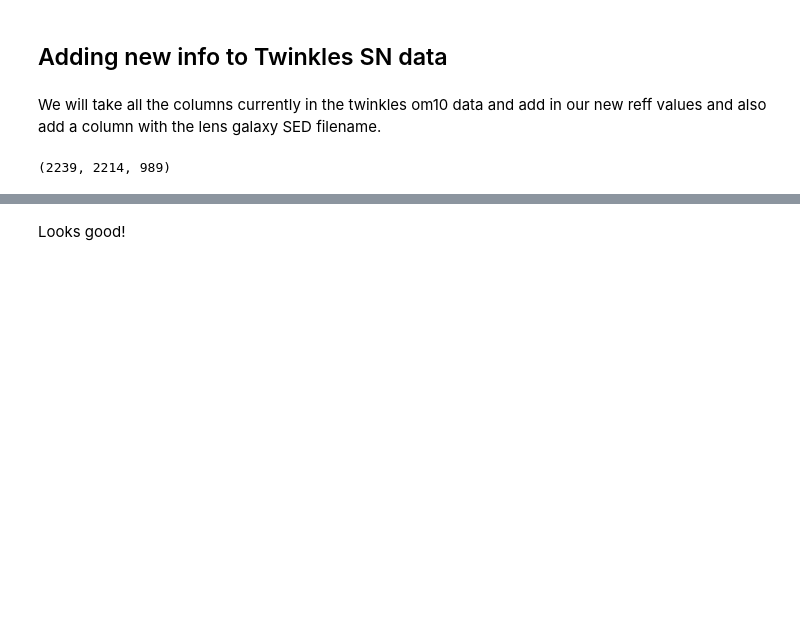
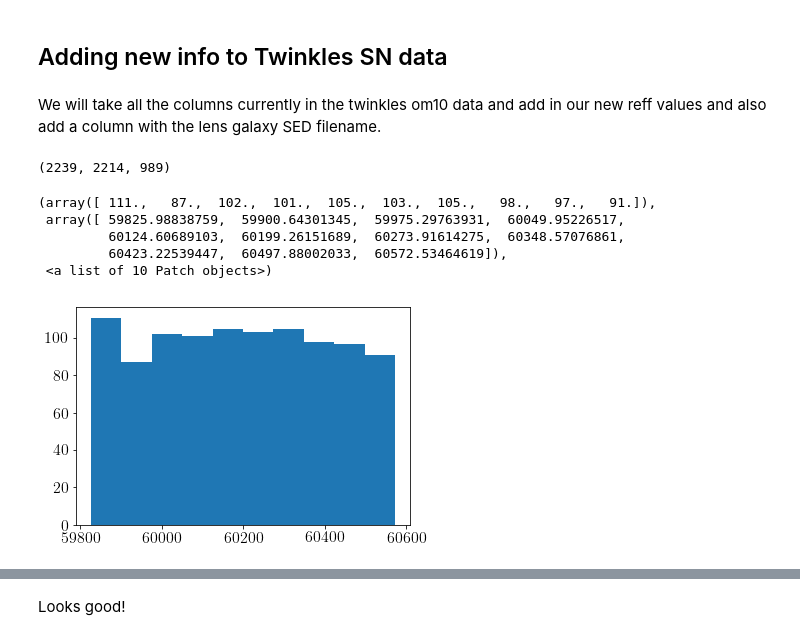
Before and after one commit to LSSTDESC/Twinkles, a Jupyter notebook: examples/notebooks/MatchingLensGalaxies-SN-ProtoDC2.ipynb, the cells around one changed output, grey strips where cells are left out. Saved outputs shown, nothing was run; the diff lists cells and outputs as text; code cells hidden in the pictures; blank space fills up the shorter version.

Commit message:
Added start dates to catalog.

```diff
--- a/examples/notebooks/MatchingLensGalaxies-SN-ProtoDC2.ipynb
+++ b/examples/notebooks/MatchingLensGalaxies-SN-ProtoDC2.ipynb
@@ -820,6 +820,19 @@ We will take all the columns currently in the twinkles om10 data and add in our
 len(df), len(keep_df), len(keep_rows)
 # %% [output]
 (2239, 2214, 989)
+# %%
+#Scatter start dates for DC2 Run 1.1
+np.random.seed(989)
+t_start = np.random.uniform(59825, 59825+750, size=1000)
+# %%
+plt.hist(t_start)
+# %% [output]
+(array([ 111.,   87.,  102.,  101.,  105.,  103.,  105.,   98.,   97.,   91.]),
+ array([ 59825.98838759,  59900.64301345,  59975.29763931,  60049.95226517,
+         60124.60689103,  60199.26151689,  60273.91614275,  60348.57076861,
+         60423.22539447,  60497.88002033,  60572.53464619]),
+ <a list of 10 Patch objects>)
+[figure, added]
 # %%
 catsim_z = []
 catsim_m_star = []
```
Also changed, not shown: parts of 4 cells of this notebook, 1 other file.
